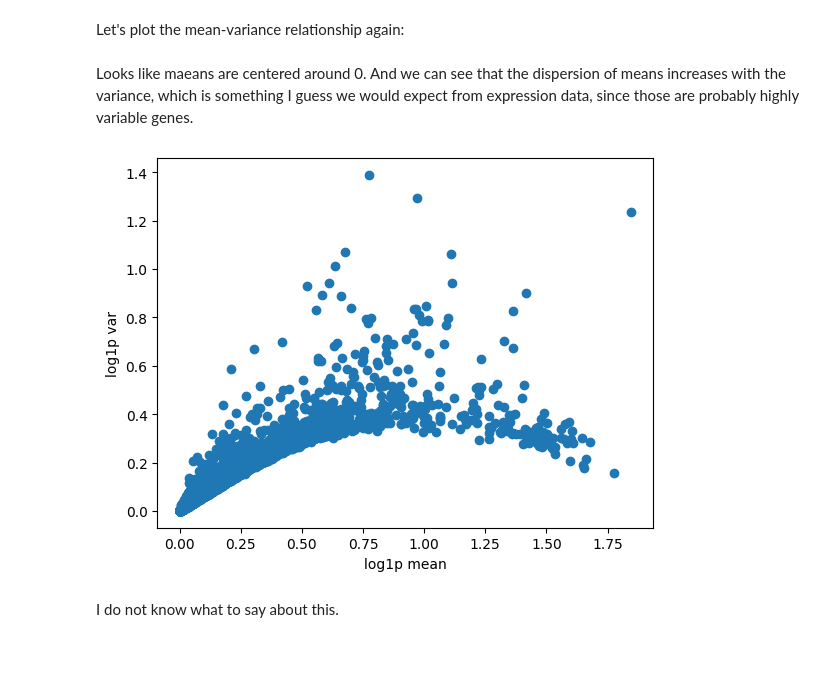
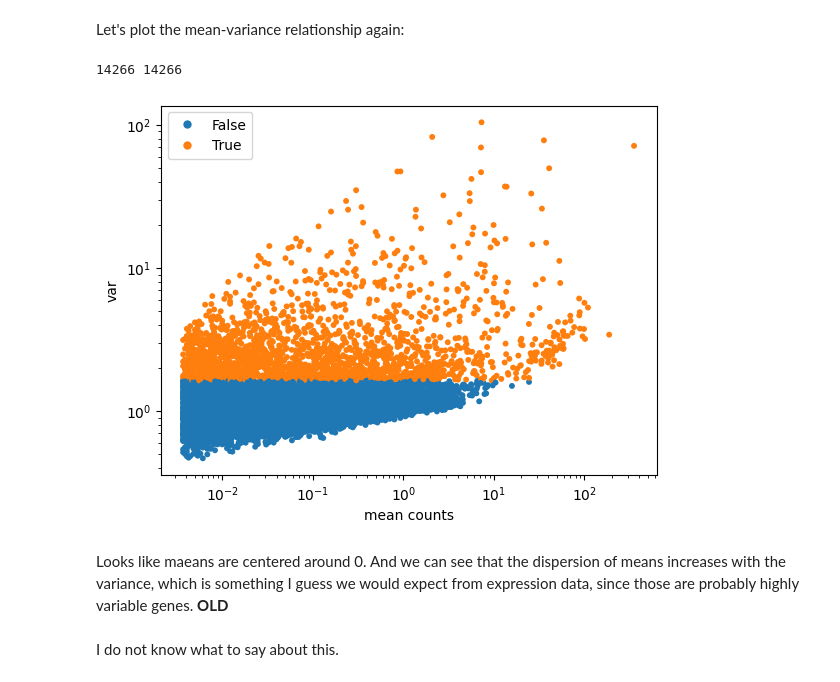
Before and after one commit to FernandoDuarteF/Jupyter-scRNA-seq, a Jupyter notebook: preprocessing/preprocessing.ipynb, the cells around one changed output. Drawn from its saved outputs; the diff is of its cells as text; code cells hidden in the pictures; blank space fills up the shorter version.

```diff
--- a/preprocessing/preprocessing.ipynb
+++ b/preprocessing/preprocessing.ipynb
@@ -132,13 +190,14 @@ We are also going to use the shifted algorithm method for normalization, and sav
 # %% [markdown]
 Let's plot the mean-variance relationship again:
 # %%
-plot_mean_var(adata, "analytic_pearson_residuals")
+plot_mean_var(adata, "analytic_pearson_residuals", adata.var["highly_variable"])
+# %% [output]
+14266 14266
+[figure, added]
 # %% [markdown]
-Looks like maeans are centered around 0. And we can see that the dispersion of means increases with the variance, which is something I guess we would expect from expression data, since those are probably highly variable genes.
+Looks like maeans are centered around 0. And we can see that the dispersion of means increases with the variance, which is something I guess we would expect from expression data, since those are probably highly variable genes. **OLD**
 # %%
-plot_mean_var(adata, "log1p_norm")
+# plot_mean_var(adata, "log1p_norm")
-# %% [output]
-[figure, removed]
 # %% [markdown]
 I do not know what to say about this.
 # %% [markdown]
```
Also changed, not shown: parts of 52 cells of this notebook, 1 other file.
